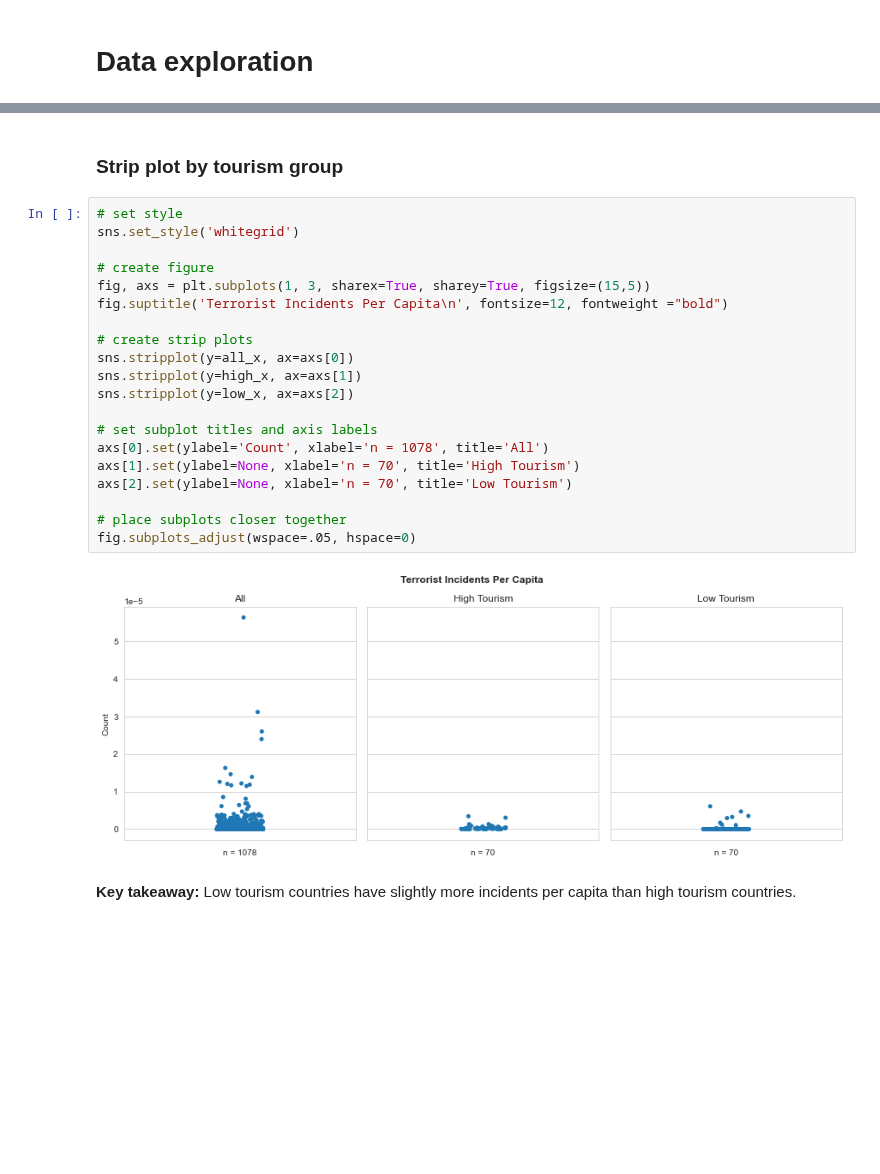
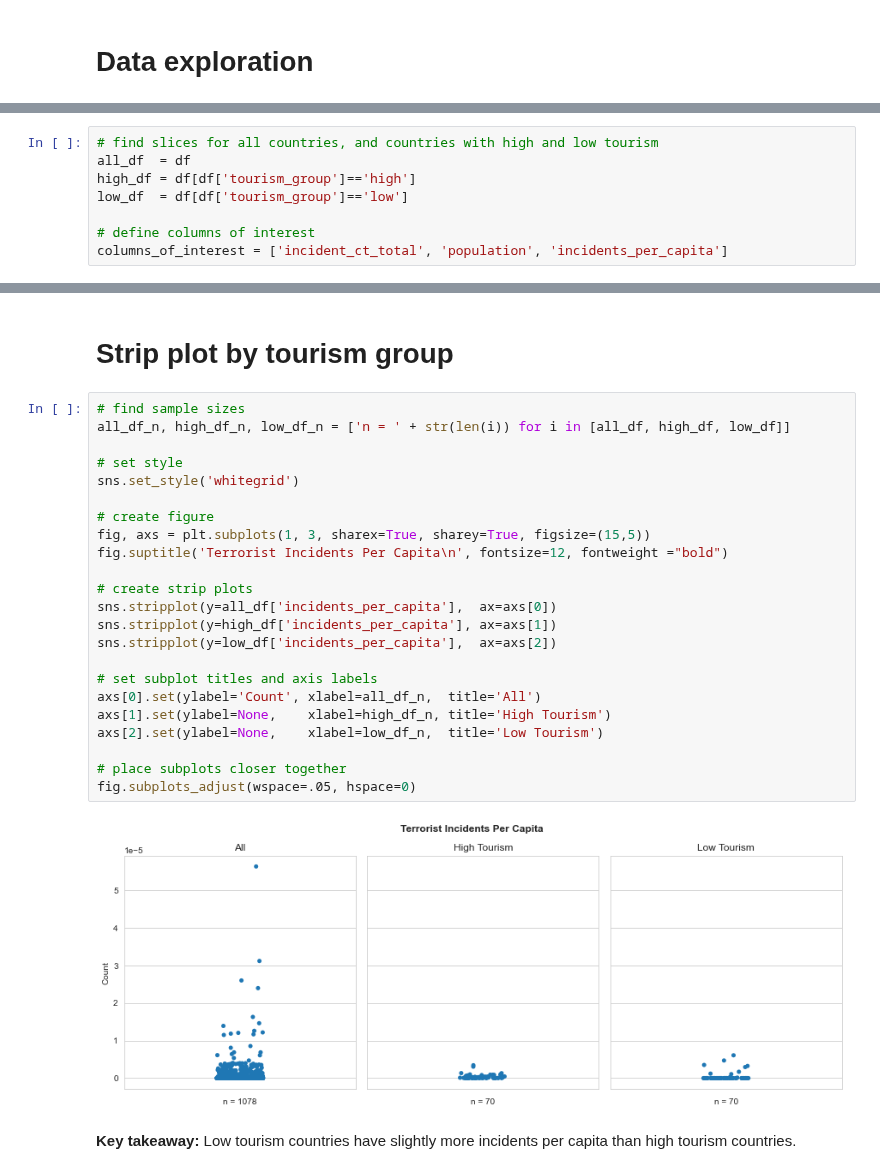
Before and after one commit to brooke-l-hawkins/milestone-i-project, a Jupyter notebook: code/visualize-distribution-incident-per-capita.ipynb, the cells around one changed output, grey strips where cells are left out. Cells and saved outputs as stored; diff of their text form; blank space fills up the shorter version.

```diff
--- a/code/visualize-distribution-incident-per-capita.ipynb
+++ b/code/visualize-distribution-incident-per-capita.ipynb
@@ -29,0 +28,8 @@ Before I create the plot we mocked up, I want to get an idea for the distributio
+# %%
+# find slices for all countries, and countries with high and low tourism
+all_df  = df
+high_df = df[df['tourism_group']=='high']
+low_df  = df[df['tourism_group']=='low']
+
+# define columns of interest
+columns_of_interest = ['incident_ct_total', 'population', 'incidents_per_capita']
@@ -58,27 +87,30 @@ I think it would be better to see the data points directly, so I am going to swi
 # %% [markdown]
-### Strip plot by tourism group
+# Strip plot by tourism group
 # %%
+# find sample sizes
+all_df_n, high_df_n, low_df_n = ['n = ' + str(len(i)) for i in [all_df, high_df, low_df]]
+
 # set style
 sns.set_style('whitegrid')
 
 # create figure
 fig, axs = plt.subplots(1, 3, sharex=True, sharey=True, figsize=(15,5))
 fig.suptitle('Terrorist Incidents Per Capita\n', fontsize=12, fontweight ="bold")
 
 # create strip plots
-sns.stripplot(y=all_x, ax=axs[0])
-sns.stripplot(y=high_x, ax=axs[1])
-sns.stripplot(y=low_x, ax=axs[2])
+sns.stripplot(y=all_df['incidents_per_capita'],  ax=axs[0])
+sns.stripplot(y=high_df['incidents_per_capita'], ax=axs[1])
+sns.stripplot(y=low_df['incidents_per_capita'],  ax=axs[2])
 
 # set subplot titles and axis labels
-axs[0].set(ylabel='Count', xlabel='n = 1078', title='All')
-axs[1].set(ylabel=None, xlabel='n = 70', title='High Tourism')
-axs[2].set(ylabel=None, xlabel='n = 70', title='Low Tourism')
+axs[0].set(ylabel='Count', xlabel=all_df_n,  title='All')
+axs[1].set(ylabel=None,    xlabel=high_df_n, title='High Tourism')
+axs[2].set(ylabel=None,    xlabel=low_df_n,  title='Low Tourism')
 
 # place subplots closer together
 fig.subplots_adjust(wspace=.05, hspace=0)
 # %% [output]
-[figure, old version]
+[figure, new version]
 # %% [markdown]
 **Key takeaway:** Low tourism countries have slightly more incidents per capita than high tourism countries.
 # %% [markdown]
```
Also changed, not shown: parts of 10 cells of this notebook.
